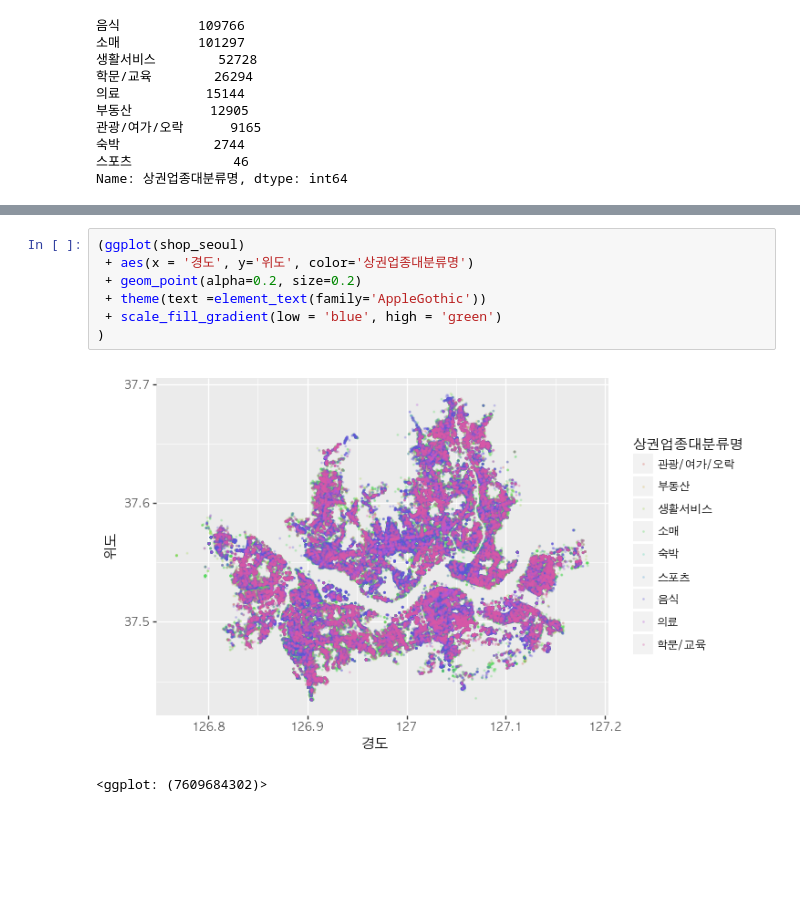
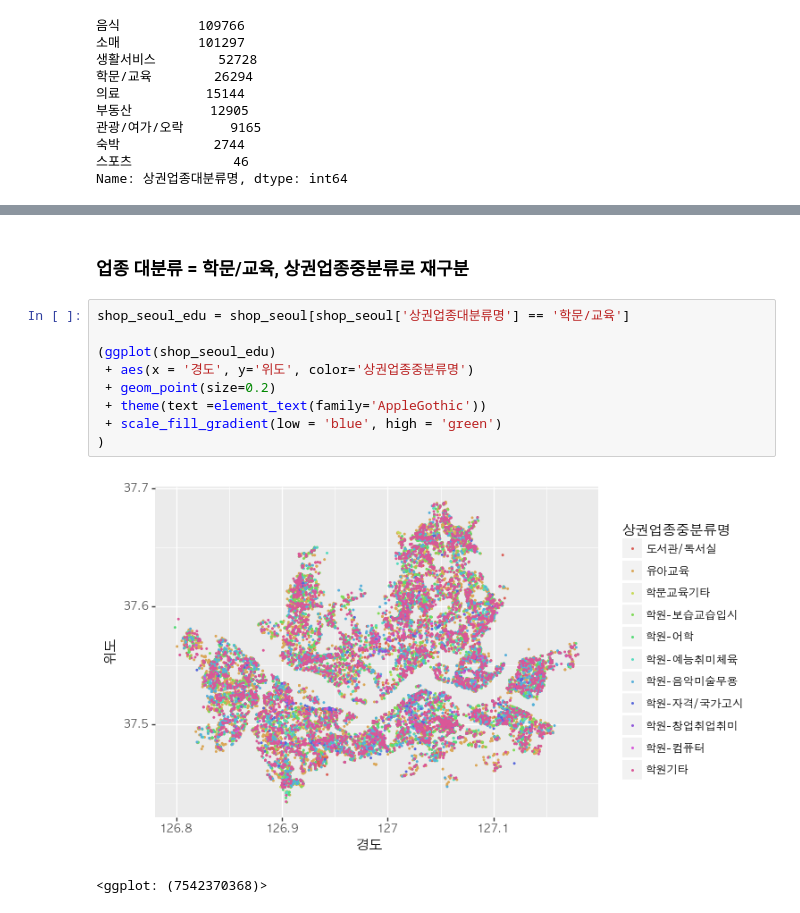
Before and after one commit to saykim/python_bigdata, a Jupyter notebook: aboutstore.ipynb, the cells around one changed output, grey strips where cells are left out. Saved outputs shown, nothing was run; the diff lists cells and outputs as text; blank space fills up the shorter version.

```diff
--- a/aboutstore.ipynb
+++ b/aboutstore.ipynb
@@ -294,10 +288,14 @@ Name: 상권업종대분류명, dtype: int64
+# %% [markdown]
+### 업종 대분류 = 학문/교육, 상권업종중분류로 재구분
 # %%
-(ggplot(shop_seoul)
- + aes(x = '경도', y='위도', color='상권업종대분류명')
- + geom_point(alpha=0.2, size=0.2)
+shop_seoul_edu = shop_seoul[shop_seoul['상권업종대분류명'] == '학문/교육']
+
+(ggplot(shop_seoul_edu)
+ + aes(x = '경도', y='위도', color='상권업종중분류명')
+ + geom_point(size=0.2)
  + theme(text =element_text(family='AppleGothic'))
  + scale_fill_gradient(low = 'blue', high = 'green')
 )
 # %% [output]
-[figure, old version]
+[figure, new version]
-<ggplot: (7609684302)>
+<ggplot: (7542370368)>
```
Also changed, not shown: parts of 15 cells of this notebook.
